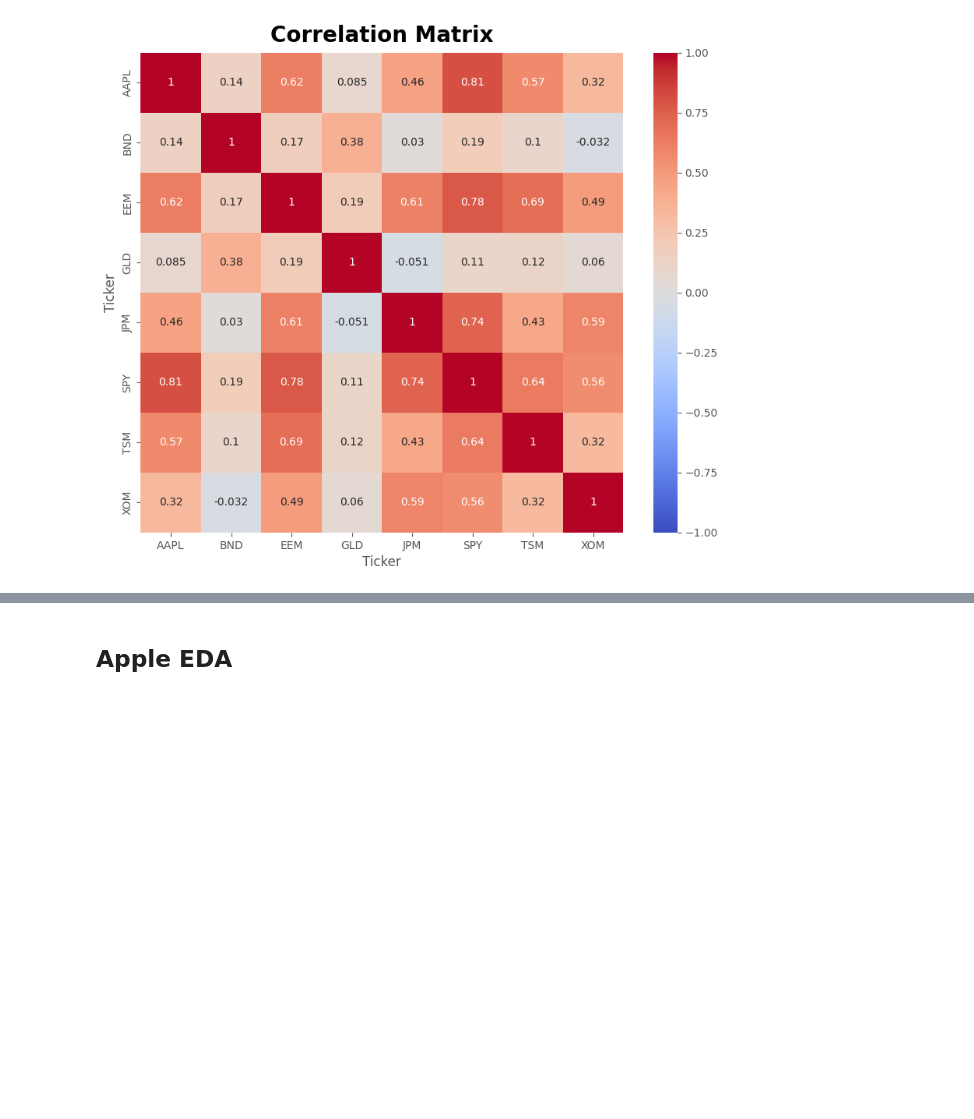
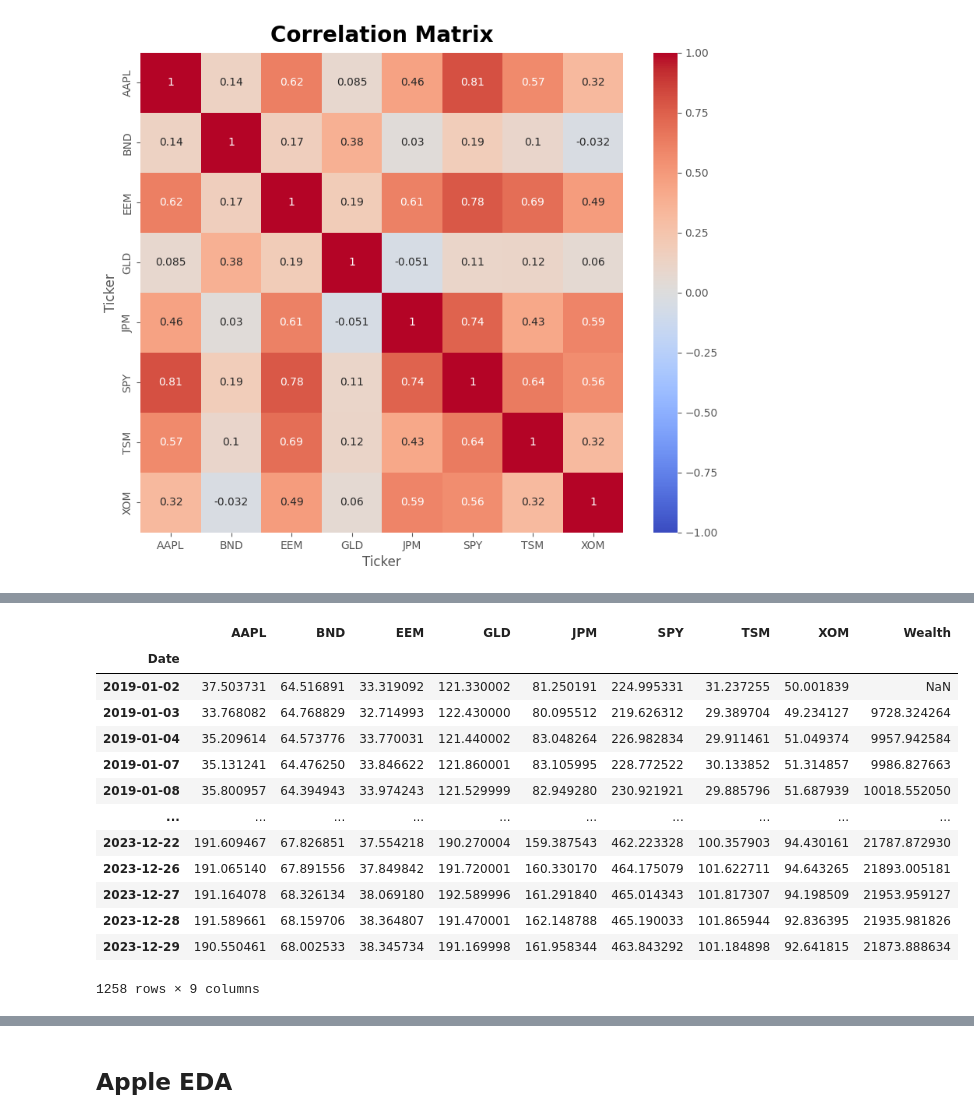
Before and after one commit to szymon-ml/quant-portfolio-analysis, a Jupyter notebook: notebooks/02_importing_data.ipynb, the cells around one changed output, grey strips where cells are left out. Drawn from its saved outputs; the diff is of its cells as text; code cells hidden in the pictures; blank space fills up the shorter version.

```diff
--- a/notebooks/02_importing_data.ipynb
+++ b/notebooks/02_importing_data.ipynb
@@ -347,0 +299,3 @@ array([[ 37.50372696,  64.51686859,  33.31909561, ..., 224.99530029,
+# %%
+simple_returns = data.pct_change().dropna()
+simple_returns
@@ -347,0 +448,21 @@ array([[ 37.50372696,  64.51686859,  33.31909561, ..., 224.99530029,
+# %%
+df.name = "Wealth"
+
+# Join it to the DataFrame
+data_combined = data.join(df)
+data_combined
+# %% [output]
+|  | AAPL | BND | EEM | GLD | JPM | SPY | TSM | XOM | Wealth |
+| Date |  |  |  |  |  |  |  |  |  |
+| 2019-01-02 | 37.503731 | 64.516891 | 33.319092 | 121.330002 | 81.250191 | 224.995331 | 31.237255 | 50.001839 | NaN |
+| 2019-01-03 | 33.768082 | 64.768829 | 32.714993 | 122.430000 | 80.095512 | 219.626312 | 29.389704 | 49.234127 | 9728.324264 |
+| 2019-01-04 | 35.209614 | 64.573776 | 33.770031 | 121.440002 | 83.048264 | 226.982834 | 29.911461 | 51.049374 | 9957.942584 |
+| 2019-01-07 | 35.131241 | 64.476250 | 33.846622 | 121.860001 | 83.105995 | 228.772522 | 30.133852 | 51.314857 | 9986.827663 |
+| 2019-01-08 | 35.800957 | 64.394943 | 33.974243 | 121.529999 | 82.949280 | 230.921921 | 29.885796 | 51.687939 | 10018.552050 |
+| ... | ... | ... | ... | ... | ... | ... | ... | ... | ... |
+| 2023-12-22 | 191.609467 | 67.826851 | 37.554218 | 190.270004 | 159.387543 | 462.223328 | 100.357903 | 94.430161 | 21787.872930 |
+| 2023-12-26 | 191.065140 | 67.891556 | 37.849842 | 191.720001 | 160.330170 | 464.175079 | 101.622711 | 94.643265 | 21893.005181 |
+| 2023-12-27 | 191.164078 | 68.326134 | 38.069180 | 192.589996 | 161.291840 | 465.014343 | 101.817307 | 94.198509 | 21953.959127 |
+| 2023-12-28 | 191.589661 | 68.159706 | 38.364807 | 191.470001 | 162.148788 | 465.190033 | 101.865944 | 92.836395 | 21935.981826 |
+| 2023-12-29 | 190.550461 | 68.002533 | 38.345734 | 191.169998 | 161.958344 | 463.843292 | 101.184898 | 92.641815 | 21873.888634 |
+1258 rows × 9 columns
```
Also changed, not shown: parts of 65 cells of this notebook.
